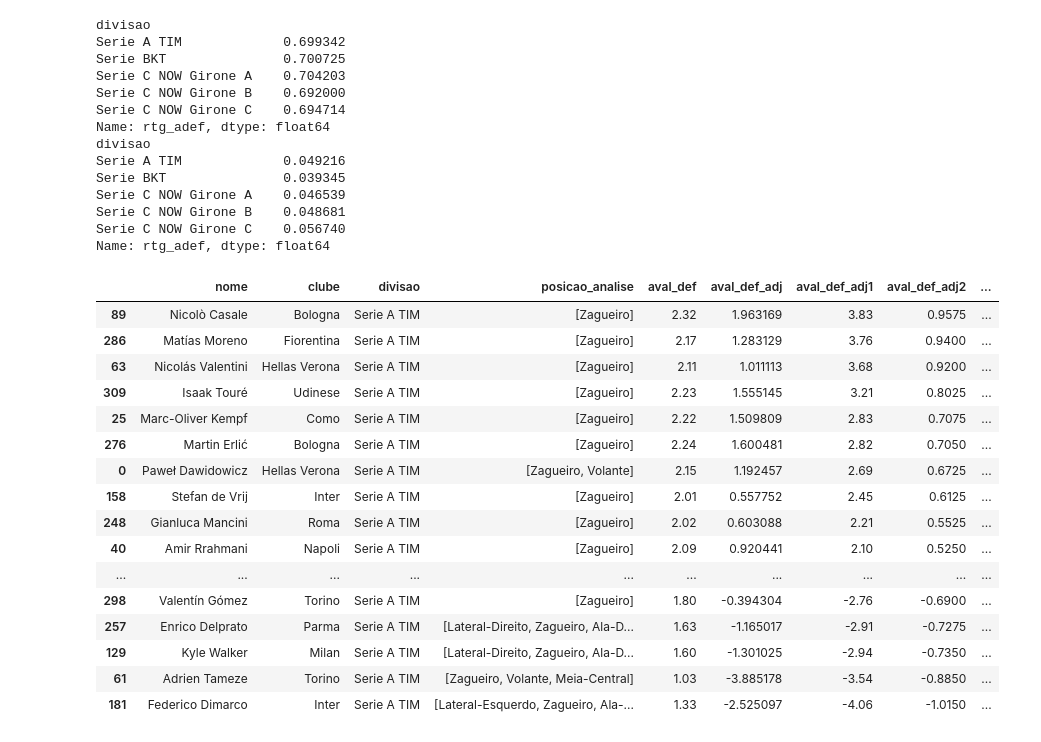
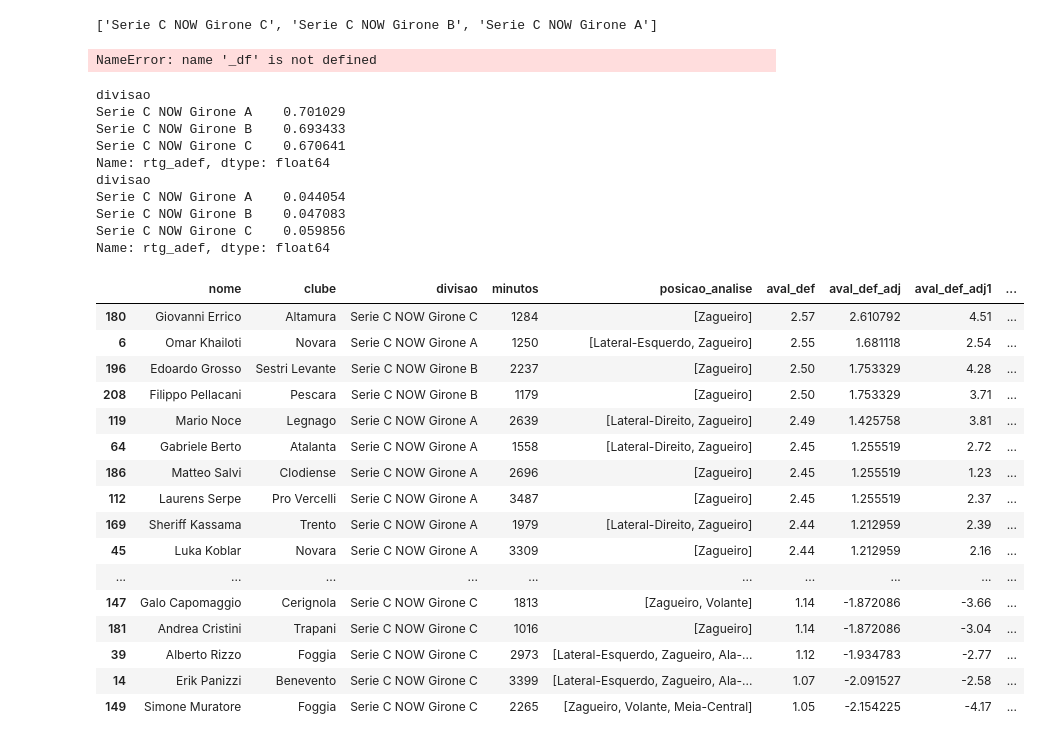
Before and after one commit to colesepa/fm_analise_de_dados, a Jupyter notebook: dataview.ipynb, the cells around one changed output. Cells and saved outputs as stored; diff of their text form; code cells hidden in the pictures.

```diff
--- a/dataview.ipynb
+++ b/dataview.ipynb
@@ -80,4 +83,4 @@ import pandas as pd
 pd.set_option('display.max_columns', None)
 pd.set_option('display.max_rows', None)
 
-_df = fm_create_dataframe(path='italia_2024.html')
+_df = fm_create_dataframe(path='teste_2024.html')
@@ -91,9 +97,16 @@ ordem = ['nome', 'clube','divisao','posicao_analise','idade','minutos'] + DEF_ST
 _df = _df[ordem].sort_values(by=['aval_def'],ascending=False)
 # %%
 _df['divisao'].unique().tolist()
+# %% [output]
+['Serie C NOW Girone C', 'Serie C NOW Girone B', 'Serie C NOW Girone A']
 # %%
 div_med = _df.groupby('divisao')['aval_def'].mean()
 div_desv = _df.groupby('divisao')['aval_def'].std()
+# %%
+_df_zagueiros = _df.copy()
+_df_zagueiros = _df_zagueiros[_df['posicao_analise'].apply(lambda x: 'Zagueiro' in x)]
+# %% [output]
+NameError: name '_df' is not defined
 # %%
 _df_zagueiros = _df.copy()
 _df_zagueiros = _df_zagueiros[_df['posicao_analise'].apply(lambda x: 'Zagueiro' in x)]
@@ -120,62 +133,59 @@ _df_zagueiros['aval_def_adj1'] = (((     (_df_zagueiros['rtg_jg_ar_adj']*_df_zag
                                         ))).round(2)
 
 _df_zagueiros['aval_def_adj1'] = _df_zagueiros['aval_def_adj1'].replace([np.inf,-np.inf ], np.nan)
 _df_zagueiros['aval_def_adj2'] = (_df_zagueiros['aval_def_adj1'] / 4).replace([np.inf,-np.inf ], np.nan)
 
 print(_df_zagueiros.groupby('divisao')['rtg_adef'].mean())
 print(_df_zagueiros.groupby('divisao')['rtg_adef'].std())
 
 _df_zagueiros[['nome','clube','divisao','posicao_analise','aval_def', 'aval_def_adj']].sort_values(by=['aval_def_adj'],ascending=False)
 
-_df_zagueiros[(_df_zagueiros['divisao'] == 'Serie A TIM') & (_df_zagueiros['minutos'] >= 900) & (_df_zagueiros['posicao_analise'].apply(lambda x: 'Zagueiro' in x))][[
+_df_zagueiros[(_df_zagueiros['divisao'].str.contains('Serie C NOW')) & (_df_zagueiros['minutos'] >= 900) & (_df_zagueiros['posicao_analise'].apply(lambda x: 'Zagueiro' in x))][[
                                         'nome',
                                         'clube',
                                         'divisao',
+                                        'minutos',
                                         'posicao_analise',
                                       'aval_def',
                                       'aval_def_adj',
                                       'aval_def_adj1',
                                       'aval_def_adj2',
                                       'rtg_adef',
                                       'rtg_adef_adj',
                                       'rtg_des',
                                       'rtg_des_adj',
                                       'rtg_duel',
                                       'rtg_duel_adj',
                                       'rtg_jg_ar',
-                                      'rtg_jg_ar_adj']].sort_values(by=['aval_def_adj2'],ascending=False)
+                                      'rtg_jg_ar_adj']].sort_values(by=['aval_def'],ascending=False)
 # %% [output]
 divisao
-Serie A TIM             0.699342
-Serie BKT               0.700725
-Serie C NOW Girone A    0.704203
-Serie C NOW Girone B    0.692000
-Serie C NOW Girone C    0.694714
+Serie C NOW Girone A    0.701029
+Serie C NOW Girone B    0.693433
+Serie C NOW Girone C    0.670641
 Name: rtg_adef, dtype: float64
 divisao
-Serie A TIM             0.049216
-Serie BKT               0.039345
-Serie C NOW Girone A    0.046539
-Serie C NOW Girone B    0.048681
-Serie C NOW Girone C    0.056740
+Serie C NOW Girone A    0.044054
+Serie C NOW Girone B    0.047083
+Serie C NOW Girone C    0.059856
 Name: rtg_adef, dtype: float64
-|  | nome | clube | divisao | posicao_analise | aval_def | aval_def_adj | aval_def_adj1 | aval_def_adj2 | ... |
-| 89 | Nicolò Casale | Bologna | Serie A TIM | [Zagueiro] | 2.32 | 1.963169 | 3.83 | 0.9575 | ... |
-| 286 | Matías Moreno | Fiorentina | Serie A TIM | [Zagueiro] | 2.17 | 1.283129 | 3.76 | 0.9400 | ... |
-| 63 | Nicolás Valentini | Hellas Verona | Serie A TIM | [Zagueiro] | 2.11 | 1.011113 | 3.68 | 0.9200 | ... |
-| 309 | Isaak Touré | Udinese | Serie A TIM | [Zagueiro] | 2.23 | 1.555145 | 3.21 | 0.8025 | ... |
-| 25 | Marc-Oliver Kempf | Como | Serie A TIM | [Zagueiro] | 2.22 | 1.509809 | 2.83 | 0.7075 | ... |
-| 276 | Martin Erlić | Bologna | Serie A TIM | [Zagueiro] | 2.24 | 1.600481 | 2.82 | 0.7050 | ... |
-| 0 | Paweł Dawidowicz | Hellas Verona | Serie A TIM | [Zagueiro, Volante] | 2.15 | 1.192457 | 2.69 | 0.6725 | ... |
-| 158 | Stefan de Vrij | Inter | Serie A TIM | [Zagueiro] | 2.01 | 0.557752 | 2.45 | 0.6125 | ... |
-| 248 | Gianluca Mancini | Roma | Serie A TIM | [Zagueiro] | 2.02 | 0.603088 | 2.21 | 0.5525 | ... |
-| 40 | Amir Rrahmani | Napoli | Serie A TIM | [Zagueiro] | 2.09 | 0.920441 | 2.10 | 0.5250 | ... |
+|  | nome | clube | divisao | minutos | posicao_analise | aval_def | aval_def_adj | aval_def_adj1 | ... |
+| 180 | Giovanni Errico | Altamura | Serie C NOW Girone C | 1284 | [Zagueiro] | 2.57 | 2.610792 | 4.51 | ... |
+| 6 | Omar Khailoti | Novara | Serie C NOW Girone A | 1250 | [Lateral-Esquerdo, Zagueiro] | 2.55 | 1.681118 | 2.54 | ... |
+| 196 | Edoardo Grosso | Sestri Levante | Serie C NOW Girone B | 2237 | [Zagueiro] | 2.50 | 1.753329 | 4.28 | ... |
+| 208 | Filippo Pellacani | Pescara | Serie C NOW Girone B | 1179 | [Zagueiro] | 2.50 | 1.753329 | 3.71 | ... |
+| 119 | Mario Noce | Legnago | Serie C NOW Girone A | 2639 | [Lateral-Direito, Zagueiro] | 2.49 | 1.425758 | 3.81 | ... |
+| 64 | Gabriele Berto | Atalanta | Serie C NOW Girone A | 1558 | [Lateral-Direito, Zagueiro] | 2.45 | 1.255519 | 2.72 | ... |
+| 186 | Matteo Salvi | Clodiense | Serie C NOW Girone A | 2696 | [Zagueiro] | 2.45 | 1.255519 | 1.23 | ... |
+| 112 | Laurens Serpe | Pro Vercelli | Serie C NOW Girone A | 3487 | [Zagueiro] | 2.45 | 1.255519 | 2.37 | ... |
+| 169 | Sheriff Kassama | Trento | Serie C NOW Girone A | 1979 | [Lateral-Direito, Zagueiro] | 2.44 | 1.212959 | 2.39 | ... |
+| 45 | Luka Koblar | Novara | Serie C NOW Girone A | 3309 | [Zagueiro] | 2.44 | 1.212959 | 2.16 | ... |
 | ... | ... | ... | ... | ... | ... | ... | ... | ... | ... |
-| 298 | Valentín Gómez | Torino | Serie A TIM | [Zagueiro] | 1.80 | -0.394304 | -2.76 | -0.6900 | ... |
-| 257 | Enrico Delprato | Parma | Serie A TIM | [Lateral-Direito, Zagueiro, Ala-D... | 1.63 | -1.165017 | -2.91 | -0.7275 | ... |
-| 129 | Kyle Walker | Milan | Serie A TIM | [Lateral-Direito, Zagueiro, Ala-D... | 1.60 | -1.301025 | -2.94 | -0.7350 | ... |
-| 61 | Adrien Tameze | Torino | Serie A TIM | [Zagueiro, Volante, Meia-Central] | 1.03 | -3.885178 | -3.54 | -0.8850 | ... |
-| 181 | Federico Dimarco | Inter | Serie A TIM | [Lateral-Esquerdo, Zagueiro, Ala-... | 1.33 | -2.525097 | -4.06 | -1.0150 | ... |
+| 147 | Galo Capomaggio | Cerignola | Serie C NOW Girone C | 1813 | [Zagueiro, Volante] | 1.14 | -1.872086 | -3.66 | ... |
+| 181 | Andrea Cristini | Trapani | Serie C NOW Girone C | 1016 | [Zagueiro] | 1.14 | -1.872086 | -3.04 | ... |
+| 39 | Alberto Rizzo | Foggia | Serie C NOW Girone C | 2973 | [Lateral-Esquerdo, Zagueiro, Ala-... | 1.12 | -1.934783 | -2.77 | ... |
+| 14 | Erik Panizzi | Benevento | Serie C NOW Girone C | 3399 | [Lateral-Esquerdo, Zagueiro, Ala-... | 1.07 | -2.091527 | -2.58 | ... |
+| 149 | Simone Muratore | Foggia | Serie C NOW Girone C | 2265 | [Zagueiro, Volante, Meia-Central] | 1.05 | -2.154225 | -4.17 | ... |
 # %%
 _df['aval_def_adj'] = _df.groupby('divisao')['aval_def'].transform(lambda x: (x - x.mean()) / x.std())
 _df['rtg_adef_adj'] = _df.groupby('divisao')['rtg_adef'].transform(lambda x: (x - x.mean()) / x.std())
```
Also changed, not shown: parts of 5 cells of this notebook, 3 other files.
